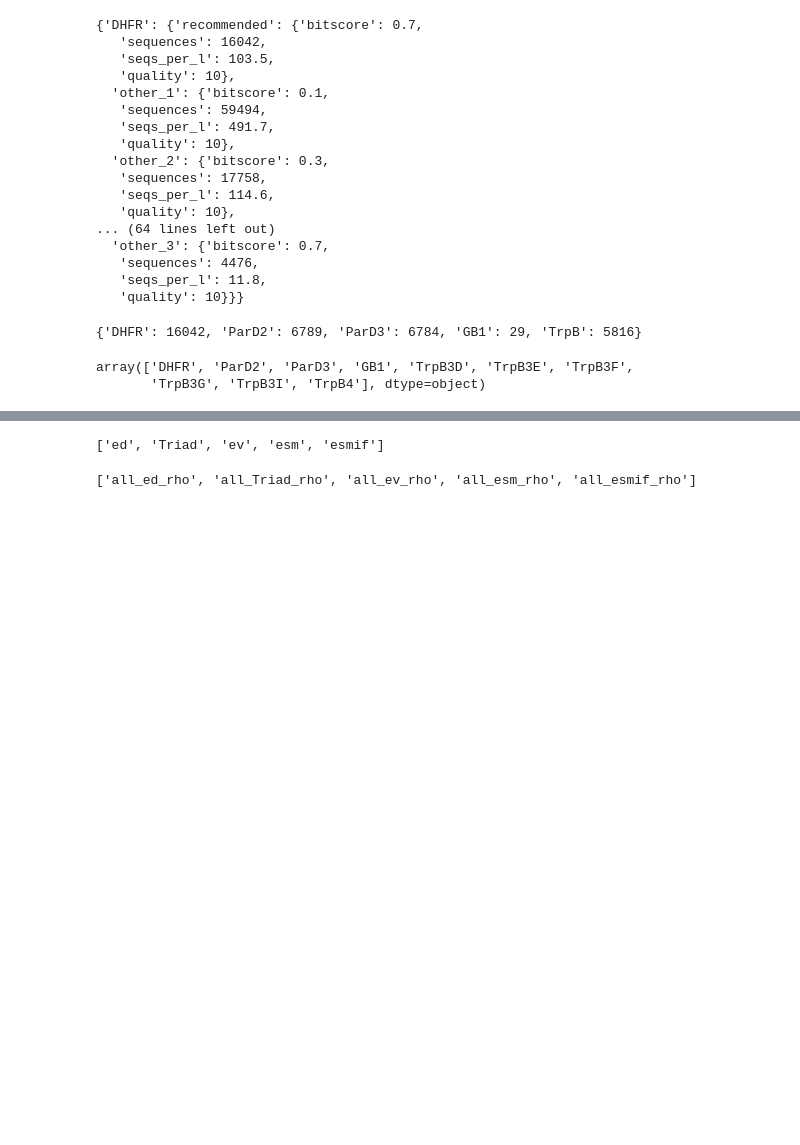
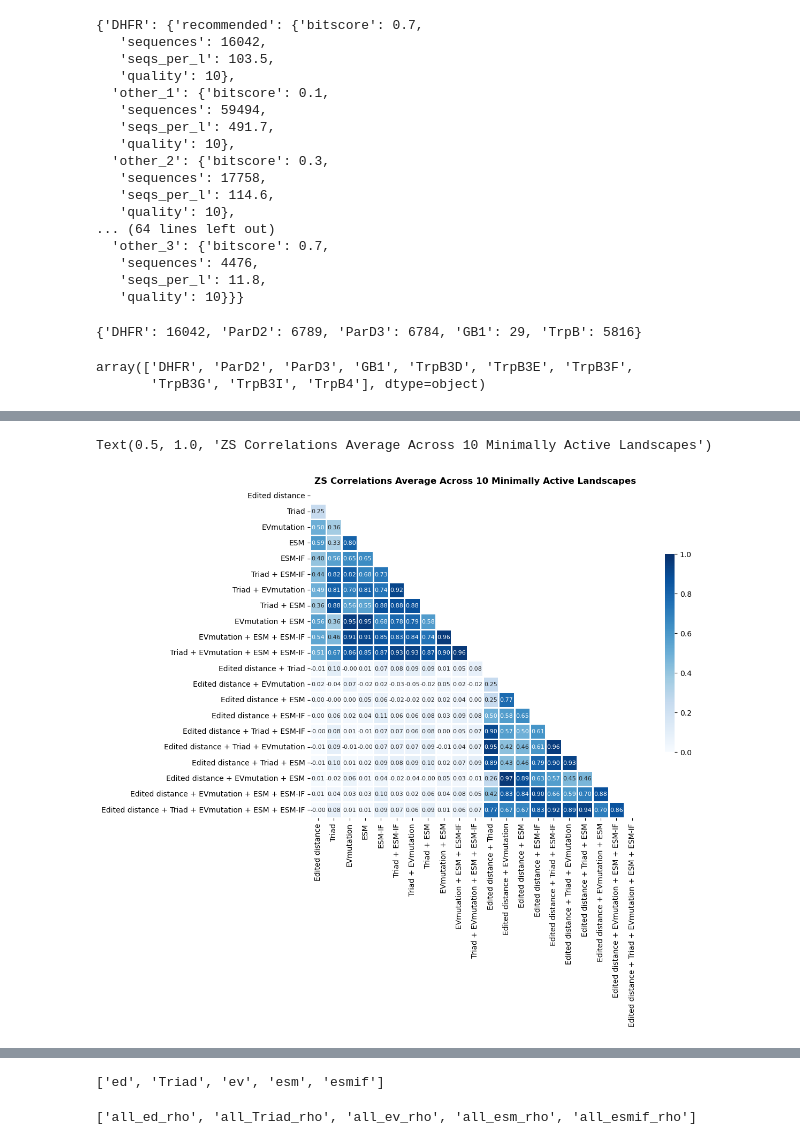
Before and after one commit to fhalab/SSMuLA, a Jupyter notebook: sandbox/zs_corr_avg_ls.ipynb, the cells around one changed output, grey strips where cells are left out. Cells and saved outputs as stored; diff of their text form; code cells hidden in the pictures; blank space fills up the shorter version.

```diff
--- a/sandbox/zs_corr_avg_ls.ipynb
+++ b/sandbox/zs_corr_avg_ls.ipynb
@@ -295,0 +337,45 @@ plt.show()
+# %%
+corr_name = list(ZS_OPTS_LEGEND.values())[1:]
+
+corr_dict = {}
+for lib in ['DHFR', 'ParD2', 'ParD3', 'GB1', 'TrpB3D', 'TrpB3E', 'TrpB3F',
+       'TrpB3G', 'TrpB3I', 'TrpB4']:
+
+    lib_csv = f"results/zs_comb_2/none/scale2max/all/{lib}.csv"
+    ds_lib_csv = f"results/zs_comb_2/none/scale2max/double/{lib}.csv"
+
+    df = pd.read_csv(lib_csv)
+    ds_df = pd.read_csv(ds_lib_csv)
+    corr_dict[lib] = pd.concat([df[ZS_OPTS+ZS_COMB_OPTS], ds_df[ZS_OPTS[1:]+ZS_COMB_OPTS]], axis=1).corr(method="spearman")
+
+avg_corr_df = pd.DataFrame(np.mean(np.stack(list(corr_dict.values())),axis=0),
+index=corr_name + [f"Edited distance + {cn}" for cn in corr_name[1:]],
+columns=corr_name + [f"Edited distance + {cn}" for cn in corr_name[1:]]
+)
+# Create a mask for the upper triangle
+mask = np.triu(np.ones_like(avg_corr_df, dtype=bool))
+
+# Set up the matplotlib figure
+plt.figure(figsize=(12, 8))
+
+# Draw the heatmap with the mask and correct aspect ratio
+sns.heatmap(
+    avg_corr_df,
+    mask=mask,
+    annot=True,
+    fmt=".2f",
+    cmap="Blues",
+    cbar_kws={"shrink": 0.6},
+    linewidths=0.8,
+    square=True,
+    vmin=0,
+    vmax=1,
+    annot_kws={'size': 8},
+)  # Setting vmin and vmax
+
+# Add titles and labels as necessary
+plt.title("ZS Correlations Average Across 10 Minimally Active Landscapes", fontweight="bold")
+# plt.show()
+# %% [output]
+Text(0.5, 1.0, 'ZS Correlations Average Across 10 Minimally Active Landscapes')
+[figure, added]
```
Also changed, not shown: parts of 10 cells of this notebook, 2 other files.
